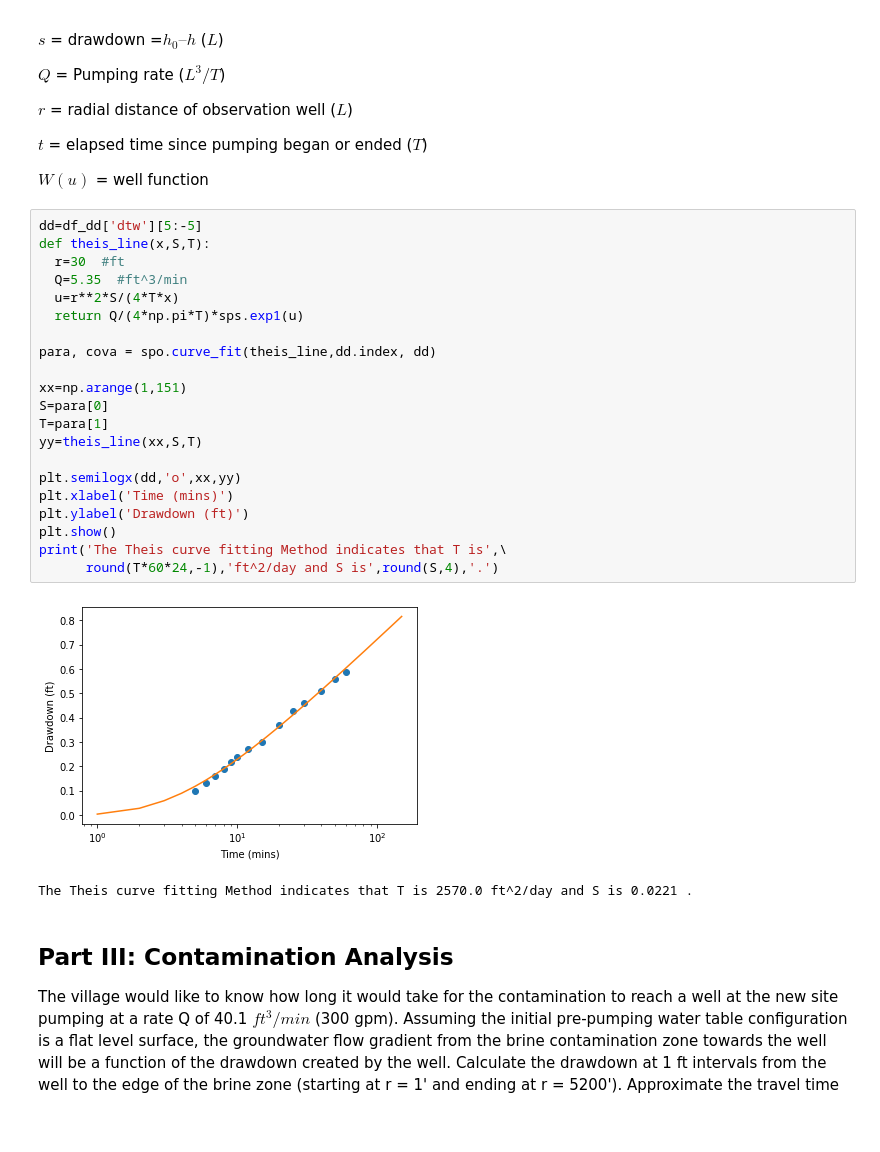
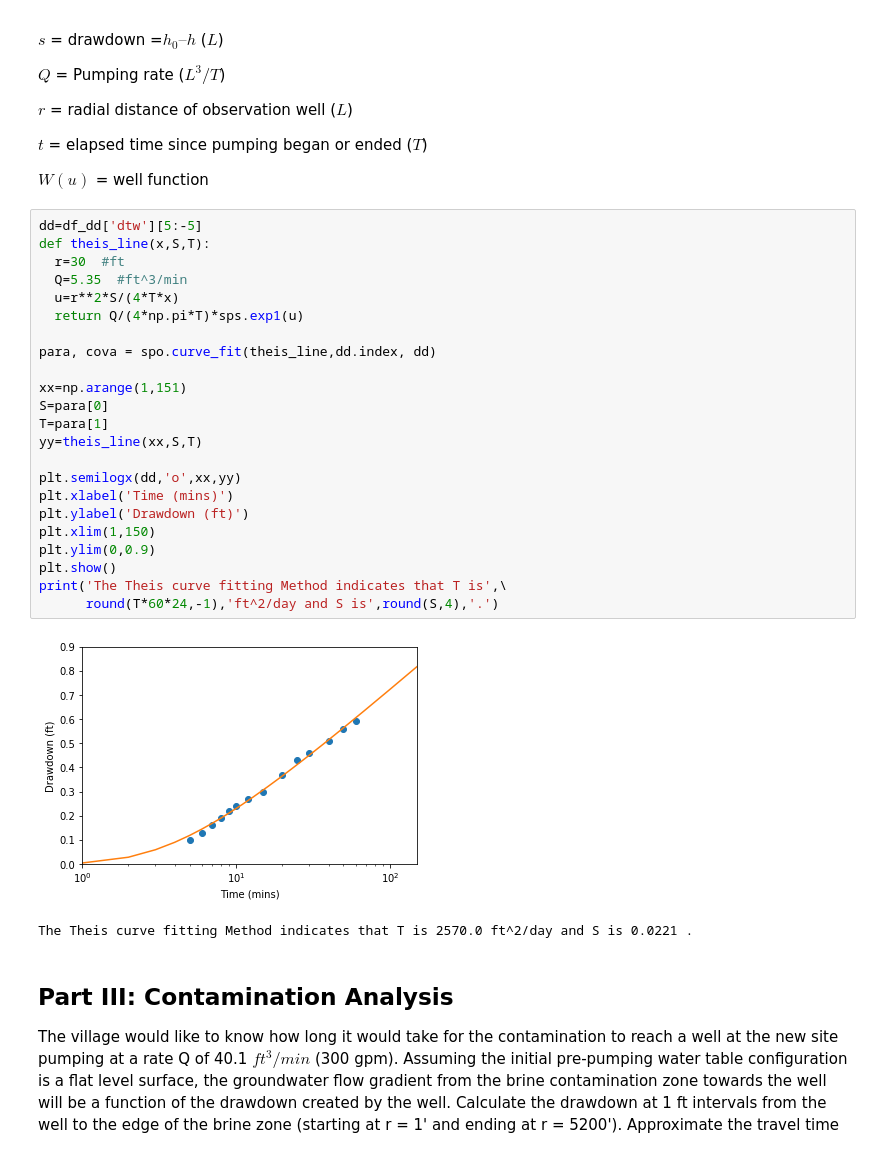
Before and after one commit to yiquanw2/geol572_4, a Jupyter notebook: Prob Set 4 Aquifer Tests.ipynb, the cells around one changed output. Cells and saved outputs as stored; diff of their text form; blank space fills up the shorter version.

```diff
--- a/Prob Set 4 Aquifer Tests.ipynb
+++ b/Prob Set 4 Aquifer Tests.ipynb
@@ -96,26 +96,28 @@ $W(u)$ = well function
 # %%
 dd=df_dd['dtw'][5:-5]
 def theis_line(x,S,T):
   r=30  #ft
   Q=5.35  #ft^3/min
   u=r**2*S/(4*T*x)
   return Q/(4*np.pi*T)*sps.exp1(u)
 
 para, cova = spo.curve_fit(theis_line,dd.index, dd)
 
 xx=np.arange(1,151)
 S=para[0]
 T=para[1]
 yy=theis_line(xx,S,T)
 
 plt.semilogx(dd,'o',xx,yy)
 plt.xlabel('Time (mins)')
 plt.ylabel('Drawdown (ft)')
+plt.xlim(1,150)
+plt.ylim(0,0.9)
 plt.show()
 print('The Theis curve fitting Method indicates that T is',\
       round(T*60*24,-1),'ft^2/day and S is',round(S,4),'.')
 # %% [output]
-[figure, old version]
+[figure, new version]
 The Theis curve fitting Method indicates that T is 2570.0 ft^2/day and S is 0.0221 .
 # %% [markdown]
 ## Part III: Contamination Analysis
```
Also changed, not shown: parts of 3 cells of this notebook.
